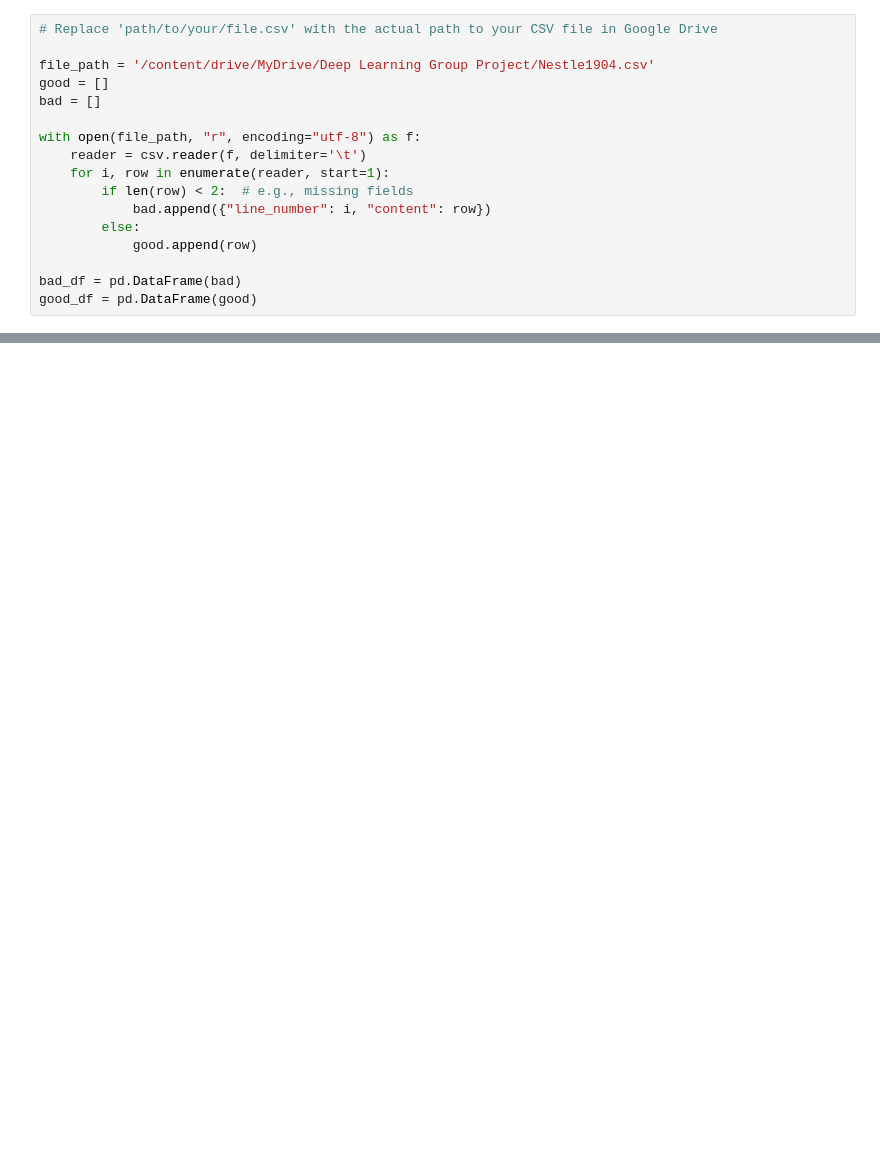
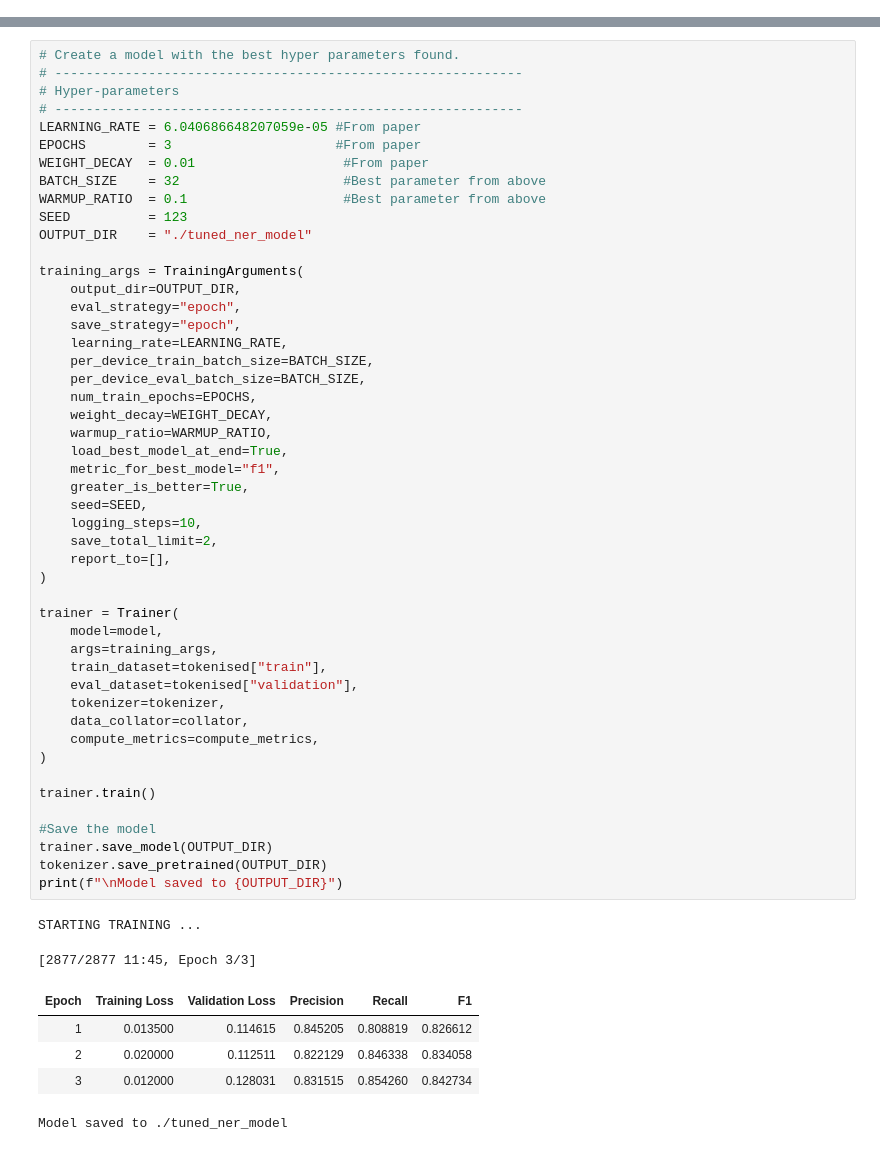
Before and after one commit to vayikra-ekballo/ml-experiments, a Jupyter notebook: Deep Learning - Group Project.ipynb, the cells around one changed output, grey strips where cells are left out. Cells and saved outputs as stored; diff of their text form; blank space fills up the shorter version.

```diff
--- a/Deep Learning - Group Project.ipynb
+++ b/Deep Learning - Group Project.ipynb
@@ -50,17 +0,0 @@ Mounted at /content/drive
-# %%
-# Replace 'path/to/your/file.csv' with the actual path to your CSV file in Google Drive
-
-file_path = '/content/drive/MyDrive/Deep Learning Group Project/Nestle1904.csv'
-good = []
-bad = []
-
-with open(file_path, "r", encoding="utf-8") as f:
-    reader = csv.reader(f, delimiter='\t')
-    for i, row in enumerate(reader, start=1):
-        if len(row) < 2:  # e.g., missing fields
-            bad.append({"line_number": i, "content": row})
-        else:
-            good.append(row)
-
-bad_df = pd.DataFrame(bad)
-good_df = pd.DataFrame(good)
@@ -364,0 +1393,56 @@ dataset
+# %%
+# Create a model with the best hyper parameters found.
+# ------------------------------------------------------------
+# Hyper-parameters
+# ------------------------------------------------------------
+LEARNING_RATE = 6.040686648207059e-05 #From paper
+EPOCHS        = 3                     #From paper
+WEIGHT_DECAY  = 0.01                   #From paper
+BATCH_SIZE    = 32                     #Best parameter from above
+WARMUP_RATIO  = 0.1                    #Best parameter from above
+SEED          = 123
+OUTPUT_DIR    = "./tuned_ner_model"
+
+training_args = TrainingArguments(
+    output_dir=OUTPUT_DIR,
+    eval_strategy="epoch",
+    save_strategy="epoch",
+    learning_rate=LEARNING_RATE,
+    per_device_train_batch_size=BATCH_SIZE,
+    per_device_eval_batch_size=BATCH_SIZE,
+    num_train_epochs=EPOCHS,
+    weight_decay=WEIGHT_DECAY,
+    warmup_ratio=WARMUP_RATIO,
+    load_best_model_at_end=True,
+    metric_for_best_model="f1",
+    greater_is_better=True,
+    seed=SEED,
+    logging_steps=10,
+    save_total_limit=2,
+    report_to=[],
+)
+
+trainer = Trainer(
+    model=model,
+    args=training_args,
+    train_dataset=tokenised["train"],
+    eval_dataset=tokenised["validation"],
+    tokenizer=tokenizer,
+    data_collator=collator,
+    compute_metrics=compute_metrics,
+)
+
+trainer.train()
+
+#Save the model
+trainer.save_model(OUTPUT_DIR)
+tokenizer.save_pretrained(OUTPUT_DIR)
+print(f"\nModel saved to {OUTPUT_DIR}")
+# %% [output]
+STARTING TRAINING ...
+[2877/2877 11:45, Epoch 3/3]
+| Epoch | Training Loss | Validation Loss | Precision | Recall | F1 |
+| 1 | 0.013500 | 0.114615 | 0.845205 | 0.808819 | 0.826612 |
+| 2 | 0.020000 | 0.112511 | 0.822129 | 0.846338 | 0.834058 |
+| 3 | 0.012000 | 0.128031 | 0.831515 | 0.854260 | 0.842734 |
+Model saved to ./tuned_ner_model
```
Also changed, not shown: parts of 39 cells of this notebook, 9 other files.
